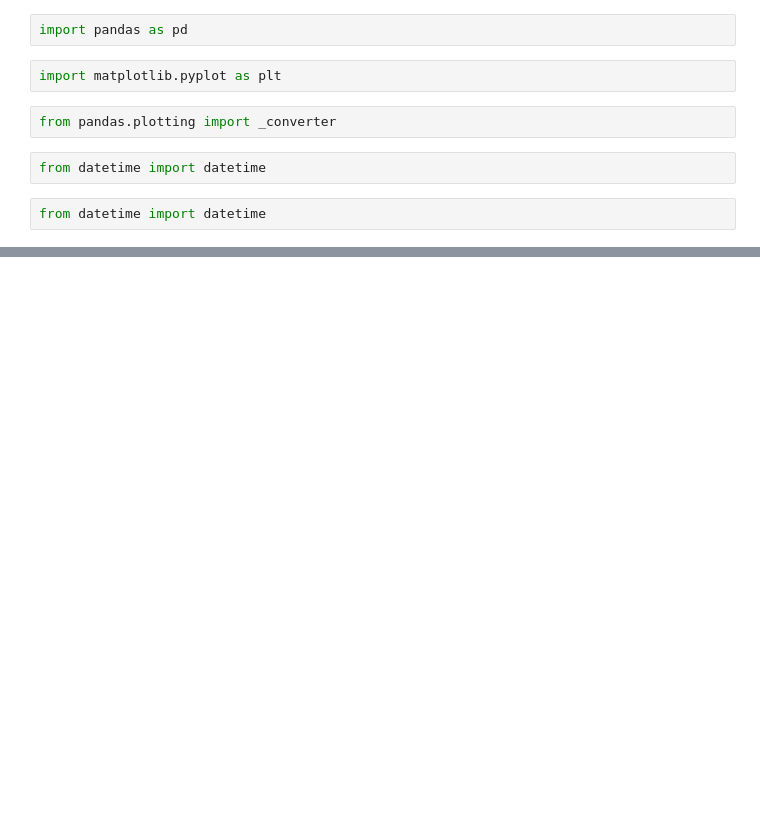
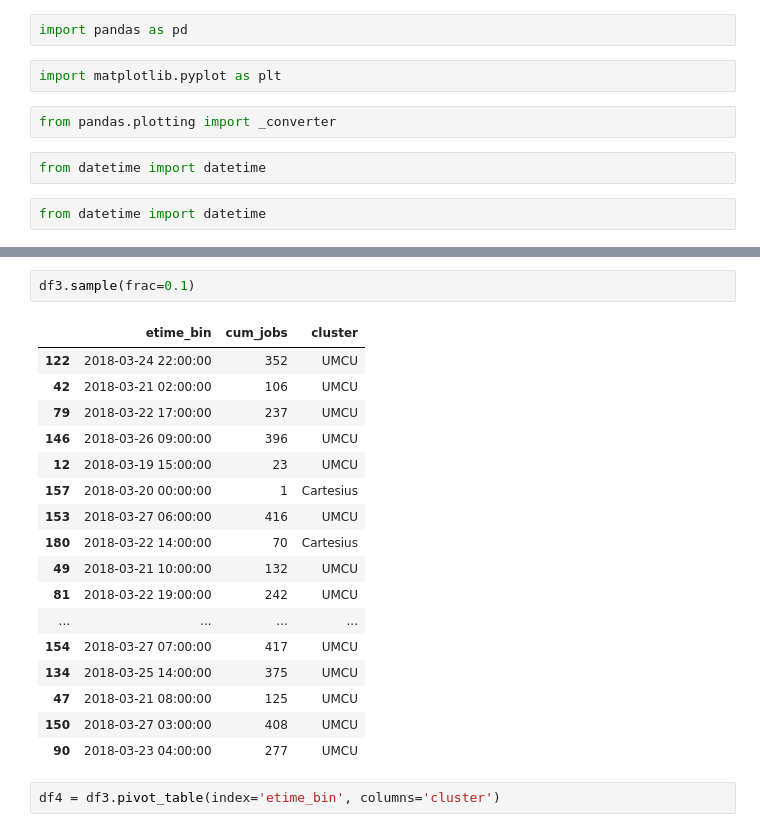
Before and after one commit to GooglingTheCancerGenome/sv-callers, a Jupyter notebook: scripts/workflow_progress.ipynb, the cells around one changed output, grey strips where cells are left out. Saved outputs shown, nothing was run; the diff lists cells and outputs as text; blank space fills up the shorter version.

```diff
--- a/scripts/workflow_progress.ipynb
+++ b/scripts/workflow_progress.ipynb
@@ -36 +64,23 @@ df2 = df.pivot(columns='cluster', values='cum_jobs')
+# %%
+df3.sample(frac=0.1)
+# %% [output]
+|  | etime_bin | cum_jobs | cluster |
+| 122 | 2018-03-24 22:00:00 | 352 | UMCU |
+| 42 | 2018-03-21 02:00:00 | 106 | UMCU |
+| 79 | 2018-03-22 17:00:00 | 237 | UMCU |
+| 146 | 2018-03-26 09:00:00 | 396 | UMCU |
+| 12 | 2018-03-19 15:00:00 | 23 | UMCU |
+| 157 | 2018-03-20 00:00:00 | 1 | Cartesius |
+| 153 | 2018-03-27 06:00:00 | 416 | UMCU |
+| 180 | 2018-03-22 14:00:00 | 70 | Cartesius |
+| 49 | 2018-03-21 10:00:00 | 132 | UMCU |
+| 81 | 2018-03-22 19:00:00 | 242 | UMCU |
+| ... | ... | ... | ... |
+| 154 | 2018-03-27 07:00:00 | 417 | UMCU |
+| 134 | 2018-03-25 14:00:00 | 375 | UMCU |
+| 47 | 2018-03-21 08:00:00 | 125 | UMCU |
+| 150 | 2018-03-27 03:00:00 | 408 | UMCU |
+| 90 | 2018-03-23 04:00:00 | 277 | UMCU |
+# %%
+df4 = df3.pivot_table(index='etime_bin', columns='cluster')
 # %%
```
Also changed, not shown: parts of 7 cells of this notebook.
